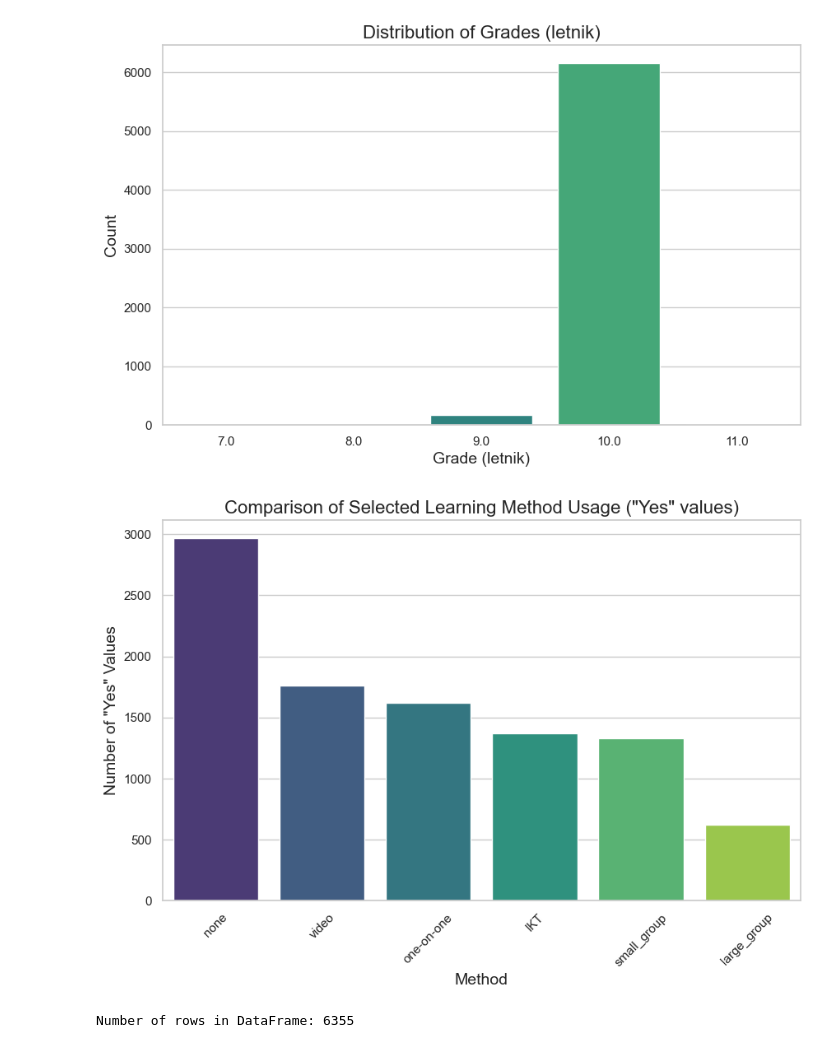
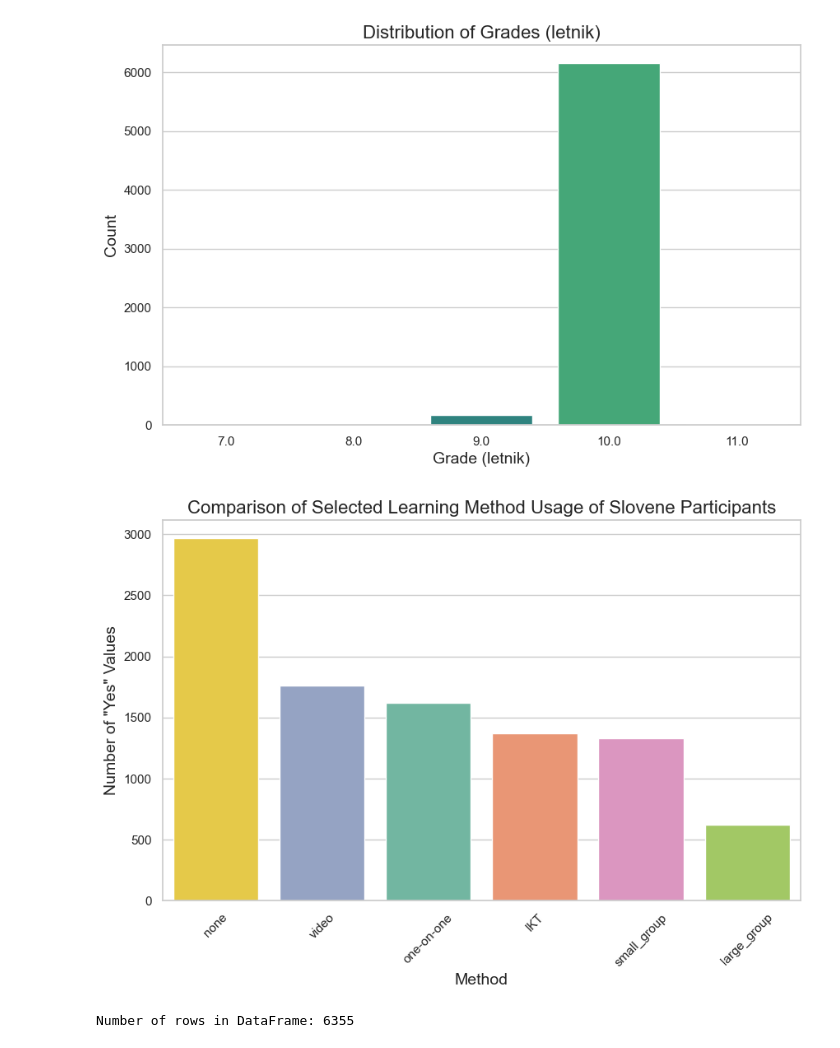
Before and after one commit to borbregant/Doktorat, a Jupyter notebook: PISA/vizualizacija.ipynb, the cells around one changed output. Saved outputs shown, nothing was run; the diff lists cells and outputs as text; code cells hidden in the pictures.

```diff
--- a/PISA/vizualizacija.ipynb
+++ b/PISA/vizualizacija.ipynb
@@ -57,38 +57,44 @@ plt.show()
 # %% [output]
 [figure]
 # %%
-# Define the specific columns to visualize
-columns_for_visualization = ['one-on-one', 'IKT', 'video', 'small_group', 'large_group', 'none']
+def plot_learning_methods(df, columns, palette):
+    # Filter the dataframe to include only the specified columns
+    df_filtered = df[columns]
 
-# Filter the dataframe to include only the specified columns
-df_filtered = df[columns_for_visualization]
+    # Convert all columns to numeric, coercing errors to NaN (if needed)
+    df_filtered = df_filtered.apply(pd.to_numeric, errors='coerce')
 
-# Convert all columns to numeric, coercing errors to NaN (if needed)
-df_filtered = df_filtered.apply(pd.to_numeric, errors='coerce')
+    # Drop rows with NaN values if any conversion failed
+    df_filtered.dropna(inplace=True)
 
-# Drop rows with NaN values if any conversion failed
-df_filtered.dropna(inplace=True)
+    # Calculate the count of '1's for each learning method in the filtered dataframe
+    yes_counts = df_filtered.sum().sort_values(ascending=False)
 
-# Calculate the count of '1's for each learning method in the filtered dataframe
-yes_counts = df_filtered.sum().sort_values(ascending=False)
+    # Set the aesthetic style of the plots
+    sns.set(style="whitegrid")
 
-# Set the aesthetic style of the plots
-sns.set(style="whitegrid")
+    # Create a bar plot for the counts of '1's
+    plt.figure(figsize=(10, 6))
+    ax = sns.barplot(x=yes_counts.index, y=yes_counts.values, palette=[palette[col] for col in yes_counts.index])
 
-# Create a bar plot for the counts of '1's
-plt.figure(figsize=(10, 6))
-ax = sns.barplot(x=yes_counts.index, y=yes_counts.values, palette='viridis')
+    # Set plot title and labels
+    ax.set_title('Comparison of Selected Learning Method Usage of Slovene Participants', fontsize=16)
+    ax.set_xlabel('Method', fontsize=14)
+    ax.set_ylabel('Number of "Yes" Values', fontsize=14)
 
-# Set plot title and labels
-ax.set_title('Comparison of Selected Learning Method Usage ("Yes" values)', fontsize=16)
-ax.set_xlabel('Method', fontsize=14)
-ax.set_ylabel('Number of "Yes" Values', fontsize=14)
+    # Display the plot
+    plt.xticks(rotation=45)  # Rotate labels if needed for better visibility
+    plt.show()
 
-# Display the plot
-plt.xticks(rotation=45)  # Rotate labels if needed for better visibility
-plt.show()
+# Generate a nicer color palette using seaborn
+nicer_palette = sns.color_palette("Set2", len(columns_for_visualization))
+
+# Map the nicer palette to the columns
+color_palette = dict(zip(columns_for_visualization, nicer_palette))
+
+plot_learning_methods(df, columns_for_visualization, color_palette)
 # %% [output]
-[figure, old version]
+[figure, new version]
 # %%
 num_rows = df.shape[0]
 
```
Also changed, not shown: 2 other files.
